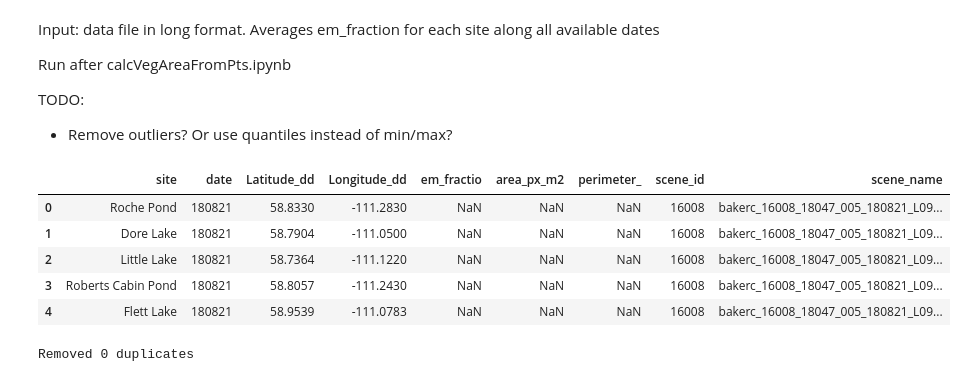
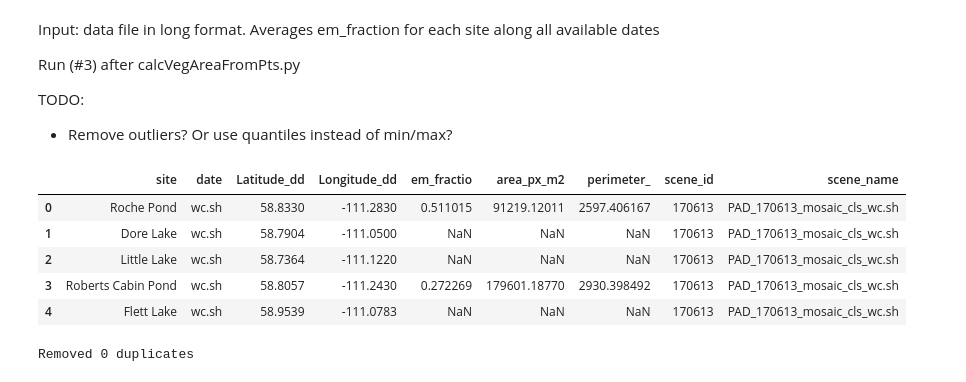
Before and after one commit to ekcomputer/random-wetlands, a Jupyter notebook: analysis/Average_em.ipynb, the cells around one changed output. Saved outputs shown, nothing was run; the diff lists cells and outputs as text; code cells hidden in the pictures.

```diff
--- a/analysis/Average_em.ipynb
+++ b/analysis/Average_em.ipynb
@@ -1,28 +1,28 @@
 # %% [markdown]
 Input: data file in long format. Averages em_fraction for each site along all available dates
 
-Run after calcVegAreaFromPts.ipynb
+Run (#3) after calcVegAreaFromPts.py
 
 TODO:
 * Remove outliers? Or use quantiles instead of min/max?
 # %%
 import pandas as pd
 # %%
-csv_in='/mnt/f/PAD2019/Chemistry/em_fraction_csv/ABoVE_Lakes_all_em_fraction.csv'
-csv_out_pth='/mnt/f/PAD2019/Chemistry/em_fraction_csv/ABoVE_Lakes_all_em_fraction_average.csv'
+csv_in='/mnt/f/PAD2019/Chemistry/em_fraction_csv/ABoVE_Lakes_all_em_fraction_v2.csv'
+csv_out_pth='/mnt/f/PAD2019/Chemistry/em_fraction_csv/ABoVE_Lakes_all_em_fraction_average_v2.csv'
 csv=pd.read_csv(csv_in)
 del csv['index_right']
 del csv['label']
 del csv['Unnamed: 0']
 
 csv.head()
 # %% [output]
 |  | site | date | Latitude_dd | Longitude_dd | em_fractio | area_px_m2 | perimeter_ | scene_id | scene_name |
-| 0 | Roche Pond | 180821 | 58.8330 | -111.2830 | NaN | NaN | NaN | 16008 | bakerc_16008_18047_005_180821_L09... |
-| 1 | Dore Lake | 180821 | 58.7904 | -111.0500 | NaN | NaN | NaN | 16008 | bakerc_16008_18047_005_180821_L09... |
-| 2 | Little Lake | 180821 | 58.7364 | -111.1220 | NaN | NaN | NaN | 16008 | bakerc_16008_18047_005_180821_L09... |
-| 3 | Roberts Cabin Pond | 180821 | 58.8057 | -111.2430 | NaN | NaN | NaN | 16008 | bakerc_16008_18047_005_180821_L09... |
-| 4 | Flett Lake | 180821 | 58.9539 | -111.0783 | NaN | NaN | NaN | 16008 | bakerc_16008_18047_005_180821_L09... |
+| 0 | Roche Pond | wc.sh | 58.8330 | -111.2830 | 0.511015 | 91219.12011 | 2597.406167 | 170613 | PAD_170613_mosaic_cls_wc.sh |
+| 1 | Dore Lake | wc.sh | 58.7904 | -111.0500 | NaN | NaN | NaN | 170613 | PAD_170613_mosaic_cls_wc.sh |
+| 2 | Little Lake | wc.sh | 58.7364 | -111.1220 | NaN | NaN | NaN | 170613 | PAD_170613_mosaic_cls_wc.sh |
+| 3 | Roberts Cabin Pond | wc.sh | 58.8057 | -111.2430 | 0.272269 | 179601.18770 | 2930.398492 | 170613 | PAD_170613_mosaic_cls_wc.sh |
+| 4 | Flett Lake | wc.sh | 58.9539 | -111.0783 | NaN | NaN | NaN | 170613 | PAD_170613_mosaic_cls_wc.sh |
 # %%
 # remove duplicates
 len_before=len(csv)
```
Also changed, not shown: parts of 10 cells of this notebook, 6 other files.
